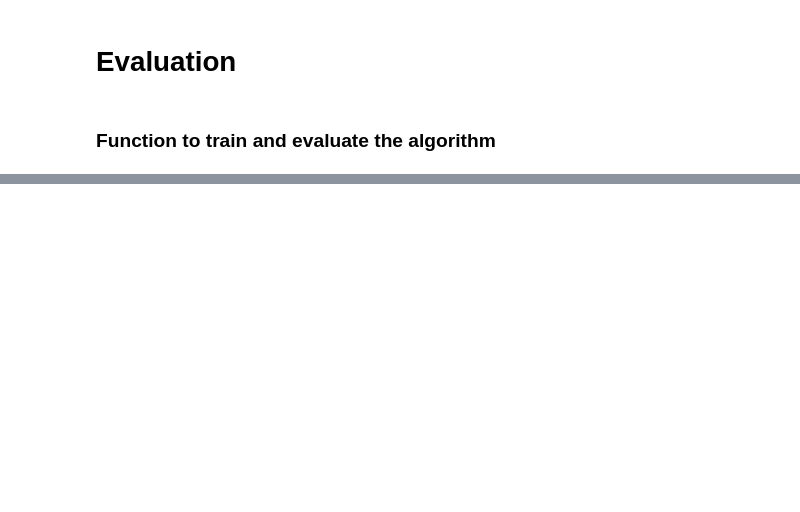
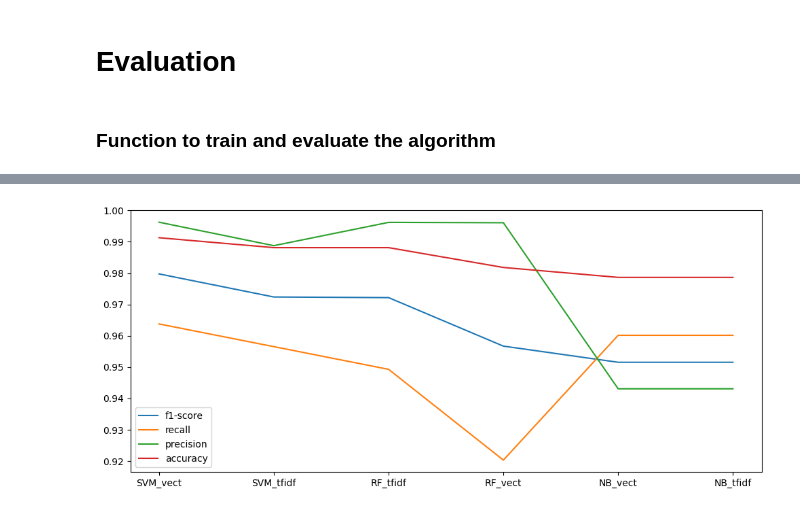
Before and after one commit to Cons1gl1er3/SMS_spam_detection, a Jupyter notebook: Source_code.ipynb, the cells around one changed output, grey strips where cells are left out. Cells and saved outputs as stored; diff of their text form; code cells hidden in the pictures; blank space fills up the shorter version.

```diff
--- a/Source_code.ipynb
+++ b/Source_code.ipynb
@@ -86,7 +62,7 @@ from sklearn.metrics import ConfusionMatrixDisplay, confusion_matrix
 # %%
 # Read in the input
-data1 = pd.read_csv('/content/spam1.csv', encoding="ISO-8859-1")
-data2 = pd.read_csv('/content/spam2.csv', encoding="ISO-8859-1")
+data1 = pd.read_csv('Dataset/spam1.csv', encoding="ISO-8859-1")
+data2 = pd.read_csv('Dataset/spam2.csv', encoding="ISO-8859-1")
 # %%
 # Drop null columns
 data1.drop(['Unnamed: 2', 'Unnamed: 3', 'Unnamed: 4'], axis = 1, inplace = True)
@@ -329,11 +311,11 @@ Naive_Bayes_tfidf = MultinomialNB(alpha = 1.0011554126786382)
 # %%
 # Final algorithms
 Random_Forest_vect = RandomForestClassifier(n_estimators = 84, max_depth = 69, criterion = 'gini', random_state = 1)
-SVM_vect = SVC(C = 1, gamma = 100, kernel = 'linear', random_state = 1)
-Naive_Bayes_vect = MultinomialNB(alpha = 3.067289646139944)
-Random_Forest_tfidf = RandomForestClassifier(criterion='gini', max_depth = 15, n_estimators = 273, random_state = 1)
+SVM_vect = SVC(C = 1000, gamma = 0.1, kernel = 'rbf', random_state = 1)
+Naive_Bayes_vect = MultinomialNB(alpha = 1.0159496223076434)
+Random_Forest_tfidf = RandomForestClassifier(criterion='entropy', max_depth = 99, n_estimators = 129, random_state = 1)
 SVM_tfidf = SVC(C = 10, gamma = 1000, kernel = 'linear', random_state = 1)
-Naive_Bayes_tfidf = MultinomialNB(alpha = 1.0011554126786382)
+Naive_Bayes_tfidf = MultinomialNB(alpha = 1.0025302378770526)
 # %% [markdown]
 ### **Function to train and evaluate the algorithm**
 # %%
@@ -386,7 +375,9 @@ print(total_results)
 # %%
 # Plotting the result
-Name = ['RF_vect', 'SVM_vect', 'NB_vect', 'RF_tfidf', 'SVM_tfidf', 'NB_tfidf']
+Name = ['SVM_vect', 'SVM_tfidf', 'RF_tfidf', 'RF_vect', 'NB_vect', 'NB_tfidf']
 f, ax = plt.subplots(1, figsize=(12,5))
 plt.plot(Name, total_results)
 plt.legend(["f1-score", "recall", "precision", 'accuracy'], loc ="lower left")
 plt.show()
+# %% [output]
+[figure, added]
```
Also changed, not shown: parts of 9 cells of this notebook, 7 other files.
